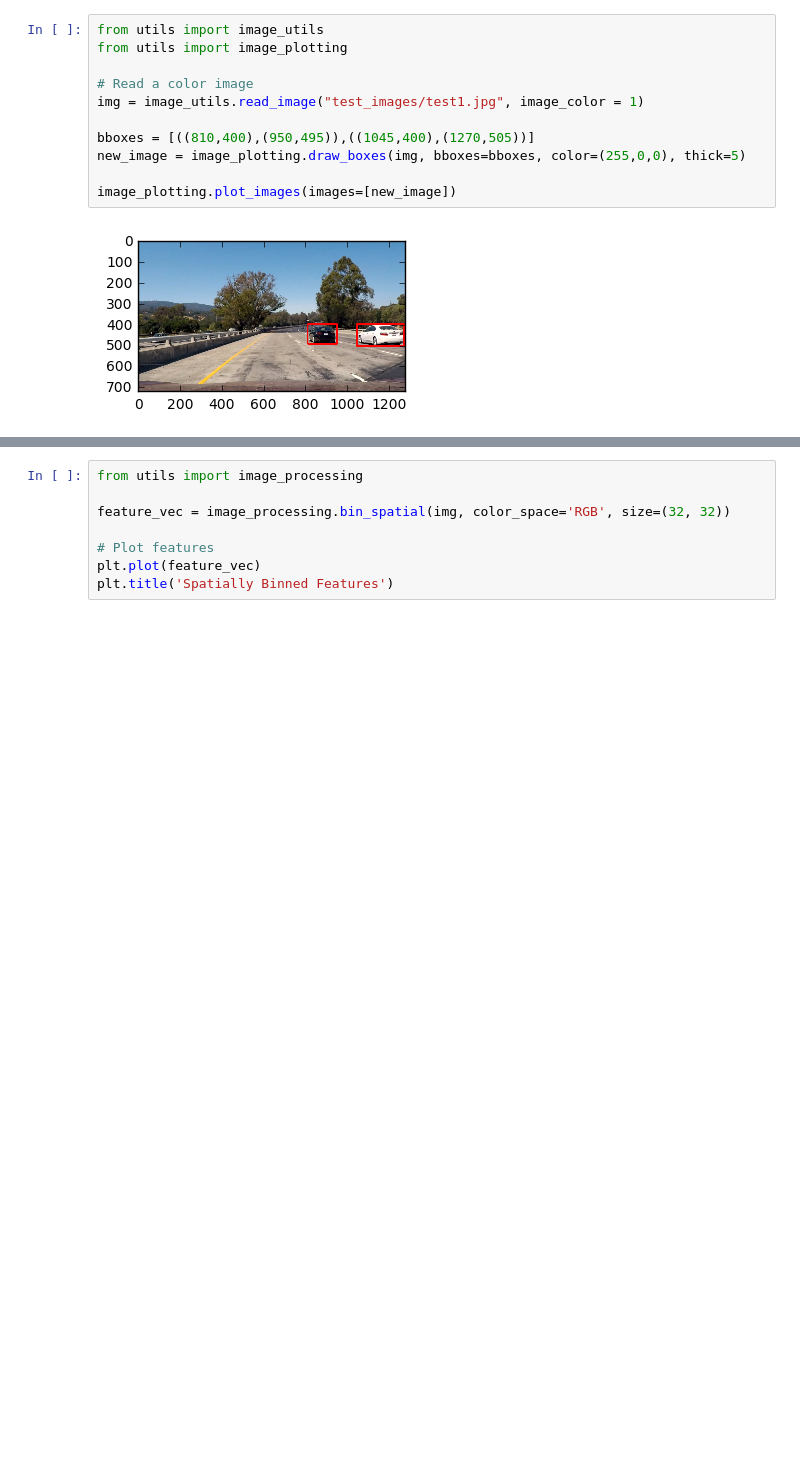
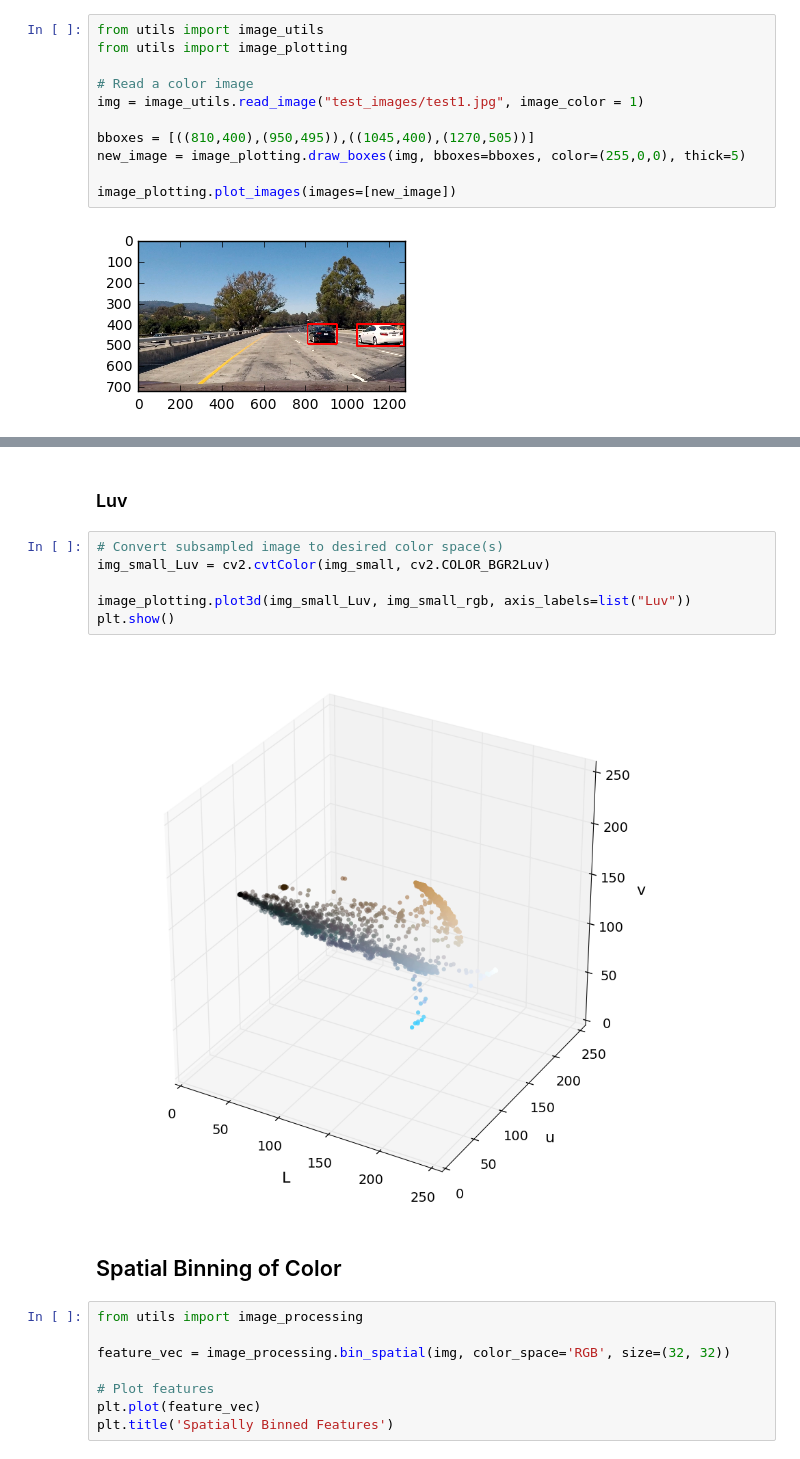
Before and after one commit to patriciapampanelli/CarND-Vehicle-Detection, a Jupyter notebook: CarND-Vehicle-Detection.ipynb, the cells around one changed output, grey strips where cells are left out. Drawn from its saved outputs; the diff is of its cells as text; blank space fills up the shorter version.

```diff
--- a/CarND-Vehicle-Detection.ipynb
+++ b/CarND-Vehicle-Detection.ipynb
@@ -80,3 +97,15 @@ NameError: name 'img_small_HSV' is not defined
+# %% [markdown]
+### Luv
+# %%
+# Convert subsampled image to desired color space(s)
+img_small_Luv = cv2.cvtColor(img_small, cv2.COLOR_BGR2Luv)
+
+image_plotting.plot3d(img_small_Luv, img_small_rgb, axis_labels=list("Luv"))
+plt.show()
+# %% [output]
+[figure, added]
+# %% [markdown]
+## Spatial Binning of Color
 # %%
 from utils import image_processing
 
```
Also changed, not shown: parts of 10 cells of this notebook.
